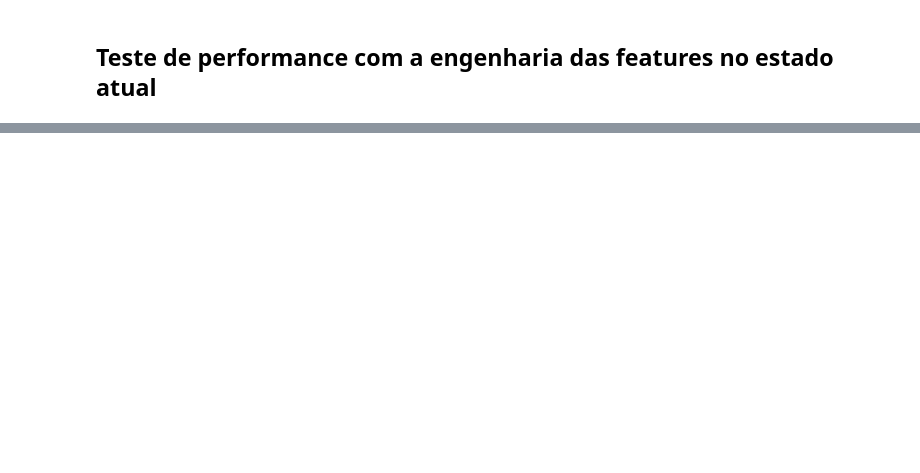
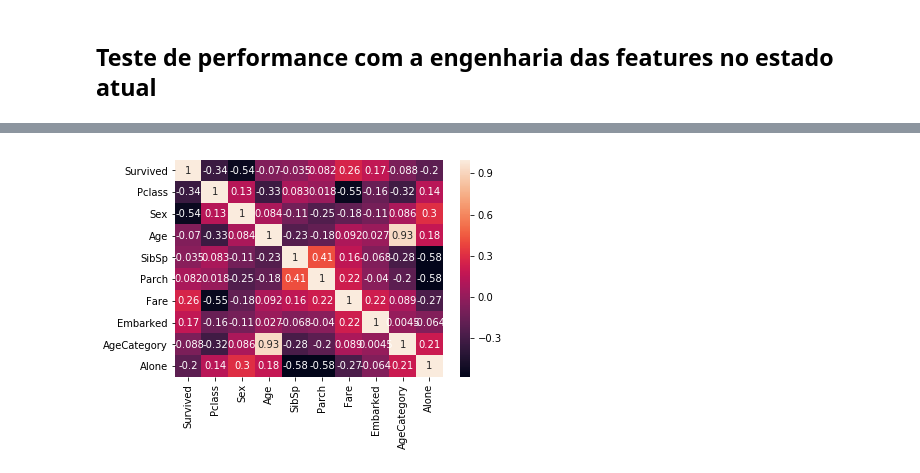
Before and after one commit to luisuzai/Titanic_Survivor, a Jupyter notebook: kernel.ipynb, the cells around one changed output, grey strips where cells are left out. Drawn from its saved outputs; the diff is of its cells as text; code cells hidden in the pictures; blank space fills up the shorter version.

```diff
--- a/kernel.ipynb
+++ b/kernel.ipynb
@@ -244,0 +269,5 @@ def encode_embarked(embarked_col):
+# %%
+sns.heatmap(train.corr(), annot=True)
+plt.show()
+# %% [output]
+[figure, added]
```
Also changed, not shown: parts of 7 cells of this notebook.
